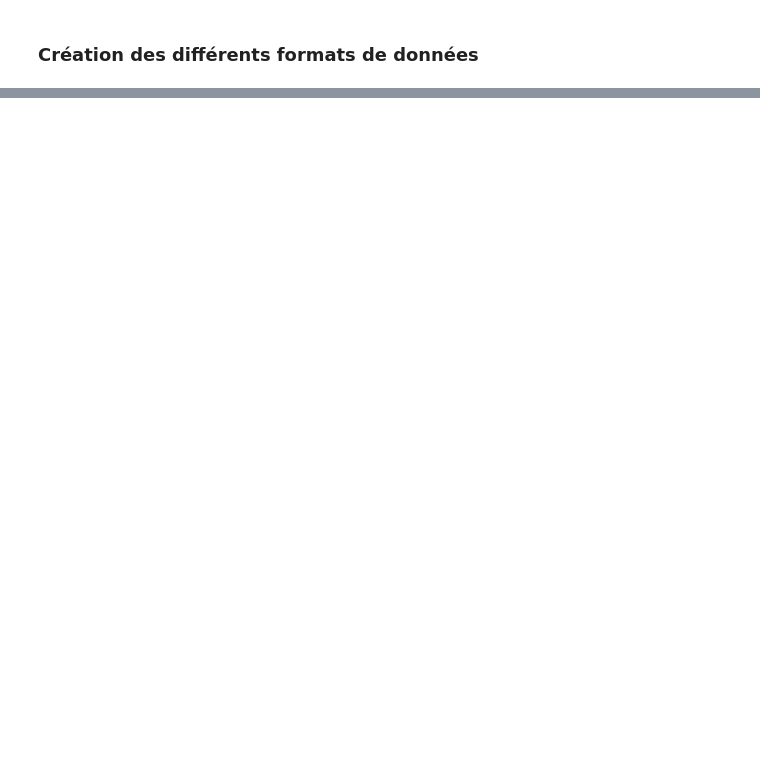
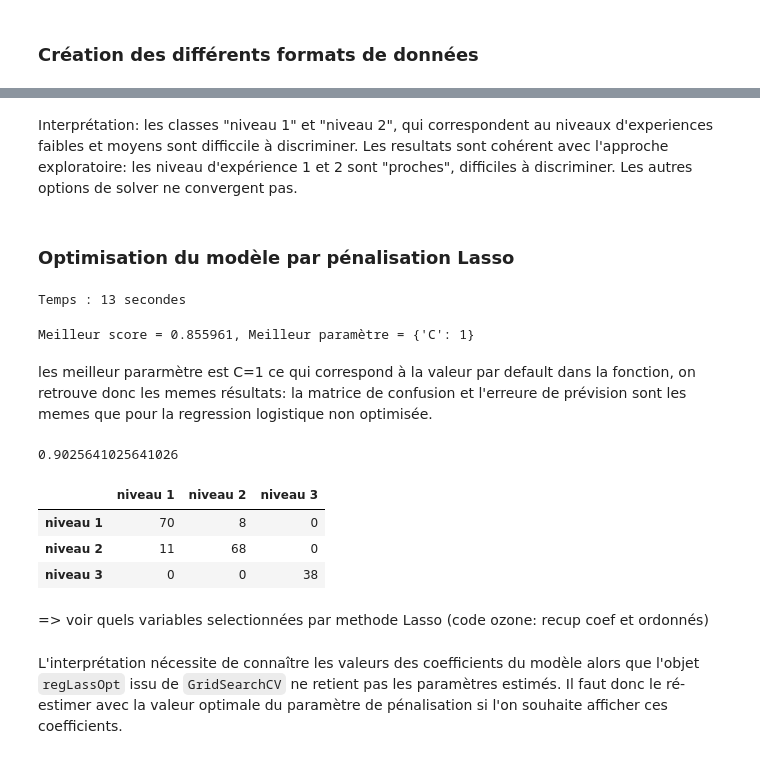
Before and after one commit to Dorianhgn/ProjetML4A, a Jupyter notebook: Experience_Level/Lise/python.ipynb, the cells around one changed output, grey strips where cells are left out. Cells and saved outputs as stored; diff of their text form; code cells hidden in the pictures; blank space fills up the shorter version.

Commit message:
V1 exp_level partie1

```diff
--- a/Experience_Level/Lise/python.ipynb
+++ b/Experience_Level/Lise/python.ipynb
@@ -112,0 +208,13 @@ print("Matrice réponse(Keras) : " + str(Y_train_dummies.shape))
+# %%
+from sklearn.linear_model import LogisticRegression
+ts = time.time()
+for solver in ['liblinear','lbfgs', 'saga', 'sag', 'newton-cg']:
+    method = LogisticRegression(solver=solver ,multi_class='auto')  #lbfgs, saga, sag, newton-cg
+    method.fit(X_train_exp_level_dummies,y_train_exp_level)
+    score = method.score(X_test_exp_level_dummies, y_test_exp_level)
+    ypred = method.predict(X_test_exp_level_dummies)
+    te = time.time()
+
+    from sklearn.metrics import confusion_matrix, accuracy_score
+    print("Score : %f, time running : %d secondes" %(score, te-ts))
+    pd.DataFrame(confusion_matrix(y_test_exp_level, ypred), index = labels, columns=labels)
@@ -112,0 +234,8 @@ print("Matrice réponse(Keras) : " + str(Y_train_dummies.shape))
+# %%
+from sklearn.linear_model import LogisticRegression
+ts = time.time()
+method = LogisticRegression(solver='liblinear' ,multi_class='auto')  #lbfgs, saga, sag, newton-cg
+method.fit(X_train_exp_level_dummies,y_train_exp_level)
+score = method.score(X_test_exp_level_dummies, y_test_exp_level)
+ypred = method.predict(X_test_exp_level_dummies)
+te = time.time()
@@ -112,0 +254,43 @@ print("Matrice réponse(Keras) : " + str(Y_train_dummies.shape))
+# %% [markdown]
+Interprétation: les classes "niveau 1" et "niveau 2", qui correspondent au niveaux d'experiences faibles et moyens sont difficcile à discriminer. Les resultats sont cohérent avec l'approche exploratoire: les niveau d'expérience 1 et 2 sont "proches", difficiles à discriminer.
+Les autres options de solver ne convergent pas.
+# %% [markdown]
+### Optimisation du modèle par pénalisation Lasso
+# %%
+# Optimisation du paramètre de pénalisation
+# grille de valeurs
+from sklearn.model_selection import GridSearchCV
+ts = time.time()
+param=[{"C":[ 0.5, 1, 5, 10, 30, 100, 200]}]   #[0.5,1,5,10,12,15,30] [0.1, 0.5, 1, 2, 5, 10, 20]
+logit = GridSearchCV(LogisticRegression(penalty="l1",solver='liblinear',
+                                        multi_class='auto'), param,cv=10,n_jobs=-1)
+logitOpt=logit.fit(X_train_exp_level_dummies, y_train_exp_level)
+# paramètre optimal
+logitOpt.best_params_["C"]
+te = time.time()
+print("Temps : %d secondes" %(te-ts))
+# %% [output]
+Temps : 13 secondes
+# %%
+print("Meilleur score = %f, Meilleur paramètre = %s" % (logitOpt.best_score_,logitOpt.best_params_)) #score apprentisage
+# %% [output]
+Meilleur score = 0.855961, Meilleur paramètre = {'C': 1}
+# %% [markdown]
+les meilleur pararmètre est C=1 ce qui correspond à la valeur par default dans la fonction, on retrouve donc les memes résultats: la matrice de confusion et l'erreure de prévision sont les memes que pour la regression logistique non optimisée.
+# %%
+yChap = logitOpt.predict(X_test_exp_level_dummies)
+# matrice de confusion
+logitOpt.score(X_test_exp_level_dummies, y_test_exp_level)  #score généralisation= prédiction
+# %% [output]
+0.9025641025641026
+# %%
+pd.DataFrame(confusion_matrix(y_test_exp_level, yChap), index = labels, columns=labels)
+# %% [output]
+|  | niveau 1 | niveau 2 | niveau 3 |
+| niveau 1 | 70 | 8 | 0 |
+| niveau 2 | 11 | 68 | 0 |
+| niveau 3 | 0 | 0 | 38 |
+# %% [markdown]
+=> voir quels variables selectionnées par methode Lasso (code ozone: recup coef et ordonnés)
+# %% [markdown]
+L'interprétation nécessite de connaître les valeurs des coefficients du modèle alors que l'objet `regLassOpt` issu de `GridSearchCV` ne retient pas les paramètres estimés. Il faut donc le ré-estimer avec la valeur optimale du paramètre de pénalisation si l'on souhaite afficher ces coefficients.
```
Also changed, not shown: parts of 51 cells of this notebook, 2 other files.
